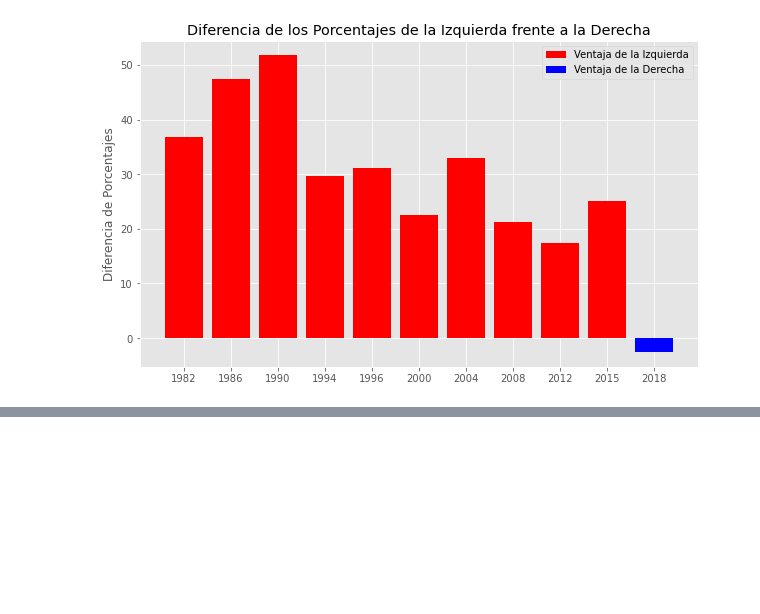
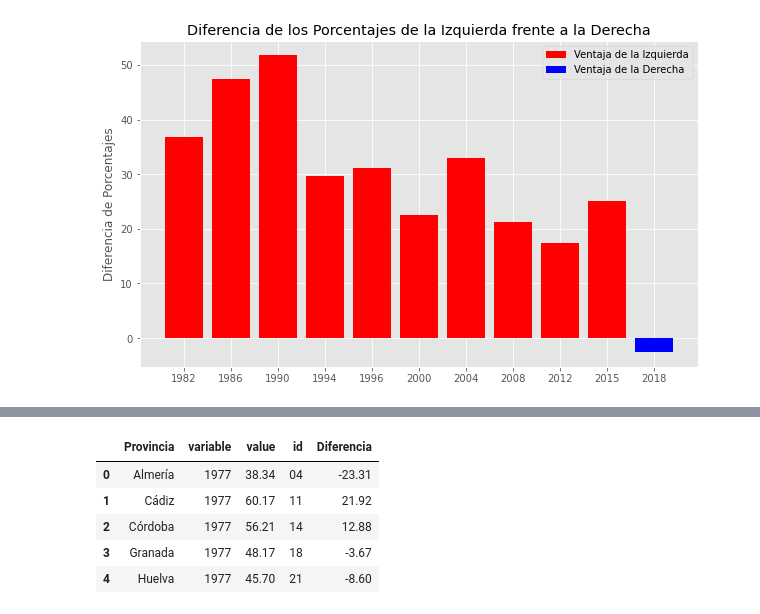
Before and after one commit to AChaminade/TFM, a Jupyter notebook: Andalucia.ipynb, the cells around one changed output, grey strips where cells are left out. Drawn from its saved outputs; the diff is of its cells as text; code cells hidden in the pictures; blank space fills up the shorter version.

```diff
--- a/Andalucia.ipynb
+++ b/Andalucia.ipynb
@@ -339,0 +625,17 @@ fig.show()
+# %%
+# Preparación de datos para el mapa animado
+
+Df_iz = Df_iz.groupby('Provincia').agg('sum')
+date = list(Df_iz.columns)
+Df_iz['Provincia'] = Df_iz.index
+Df_izq = pd.melt(Df_iz, id_vars=['Provincia'], value_vars=date)
+
+Df_de = Df_de.groupby('Provincia').agg('sum')
+date = list(Df_de.columns)
+Df_de['Provincia'] = Df_de.index
+Df_der = pd.melt(Df_de, id_vars=['Provincia'], value_vars=date)
+# %%
+Df_izq['id'] = Df_izq['Provincia'].apply(lambda x: prov_id[x])
+Df_der['id'] = Df_der['Provincia'].apply(lambda x: prov_id[x])
+
+Df_izq.head()
@@ -339,0 +681,16 @@ fig.show()
+# %%
+Iz = np.array(Df_izq['value'])
+Der = np.array(Df_der['value'])
+dif = Iz-Der
+dif.tolist()
+Df_tot = Df_izq
+Df_tot['Diferencia'] = dif
+
+Df_tot.head()
+# %% [output]
+|  | Provincia | variable | value | id | Diferencia |
+| 0 | Almería | 1977 | 38.34 | 04 | -23.31 |
+| 1 | Cádiz | 1977 | 60.17 | 11 | 21.92 |
+| 2 | Córdoba | 1977 | 56.21 | 14 | 12.88 |
+| 3 | Granada | 1977 | 48.17 | 18 | -3.67 |
+| 4 | Huelva | 1977 | 45.70 | 21 | -8.60 |
```
Also changed, not shown: parts of 19 cells of this notebook.
